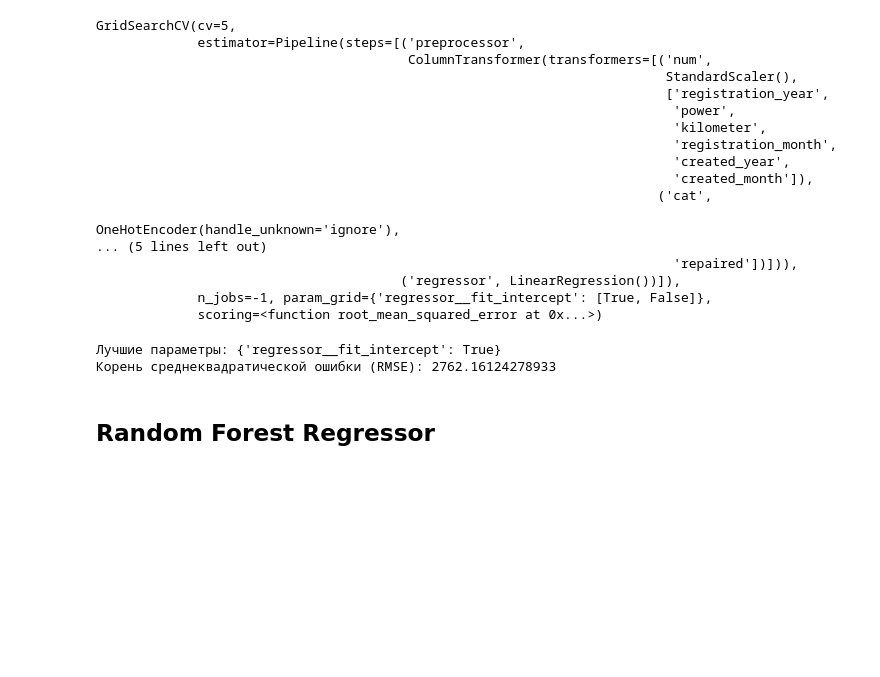
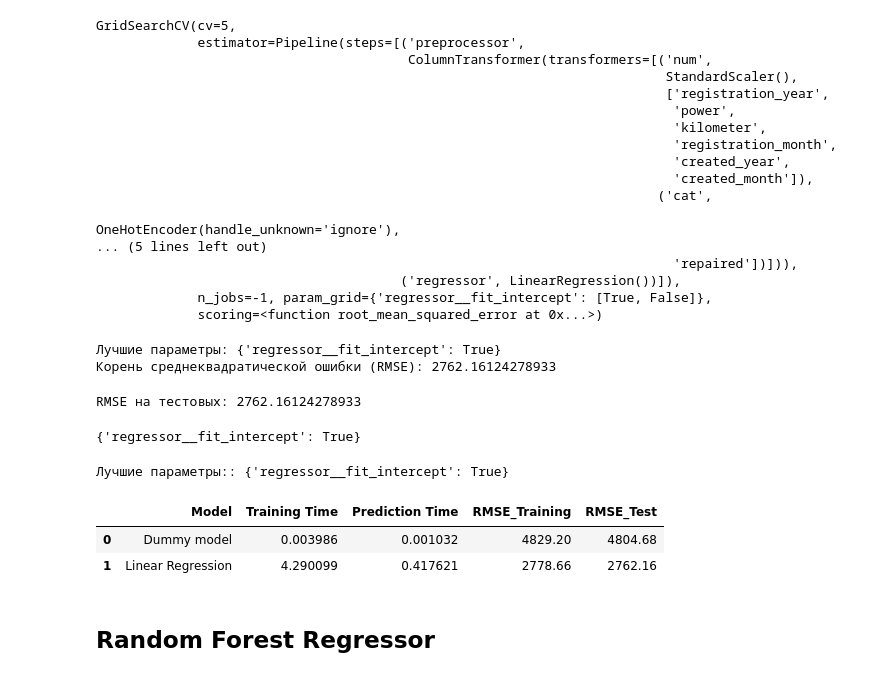
Before and after one commit to olipalol/YP_ml_learning, a Jupyter notebook: numerical_methods.ipynb, the cells around one changed output. Drawn from its saved outputs; the diff is of its cells as text; code cells hidden in the pictures; blank space fills up the shorter version.

```diff
--- a/numerical_methods.ipynb
+++ b/numerical_methods.ipynb
@@ -826,11 +841,12 @@ param_grid = {
 }
 
 # Проведение поиска по сетке с кросс-валидацией
-lr_grid_search = GridSearchCV(lr_pipeline,
-                           param_grid,
-                           cv=5,
-                           scoring=root_mean_squared_error,
-                           n_jobs=-1)
+lr_grid_search = GridSearchCV(
+                    lr_pipeline,
+                    param_grid,
+                    cv=5,
+                    scoring=root_mean_squared_error,
+                    n_jobs=-1)
 # %%
 %%time
 lr_grid_search.fit(X_train, y_train)
@@ -865,6 +881,40 @@ print("Корень среднеквадратической ошибки (RMSE)
 # %% [output]
 Лучшие параметры: {'regressor__fit_intercept': True}
 Корень среднеквадратической ошибки (RMSE): 2762.16124278933
+# %%
+# вытащим лучшую модель
+rf_best_model = lr_grid_search.best_estimator_
+y_pred = rf_best_model.predict(X_test)
+final_rmse = np.sqrt(mean_squared_error(y_test, y_pred))
+print(f"RMSE на тестовых: {final_rmse}")
+
+# сохраним лучшие гиперпараметры
+best_params = lr_grid_search.best_params_
+best_params
+# %% [output]
+RMSE на тестовых: 2762.16124278933
+{'regressor__fit_intercept': True}
+# %%
+best_params = {'regressor__fit_intercept': True}
+
+print(f"Лучшие параметры:: {best_params}")
+# %% [output]
+Лучшие параметры:: {'regressor__fit_intercept': True}
+# %%
+best_regressor_params = {k.split('__')[1]: v for k, v in best_params.items()}
+
+# Создание модели с лучшими параметрами
+lr_best_model = Pipeline(steps=[
+    ('preprocessor', preprocessor),
+    ('regressor', LinearRegression(**best_regressor_params))
+])
+# %%
+results = evaluate_model(lr_best_model, X_train, X_test, y_train, y_test, 'Linear Regression')
+results
+# %% [output]
+|  | Model | Training Time | Prediction Time | RMSE_Training | RMSE_Test |
+| 0 | Dummy model | 0.003986 | 0.001032 | 4829.20 | 4804.68 |
+| 1 | Linear Regression | 4.290099 | 0.417621 | 2778.66 | 2762.16 |
 # %% [markdown]
 ## Random Forest Regressor
 # %%
```
Also changed, not shown: parts of 24 cells of this notebook, 20 other files.
